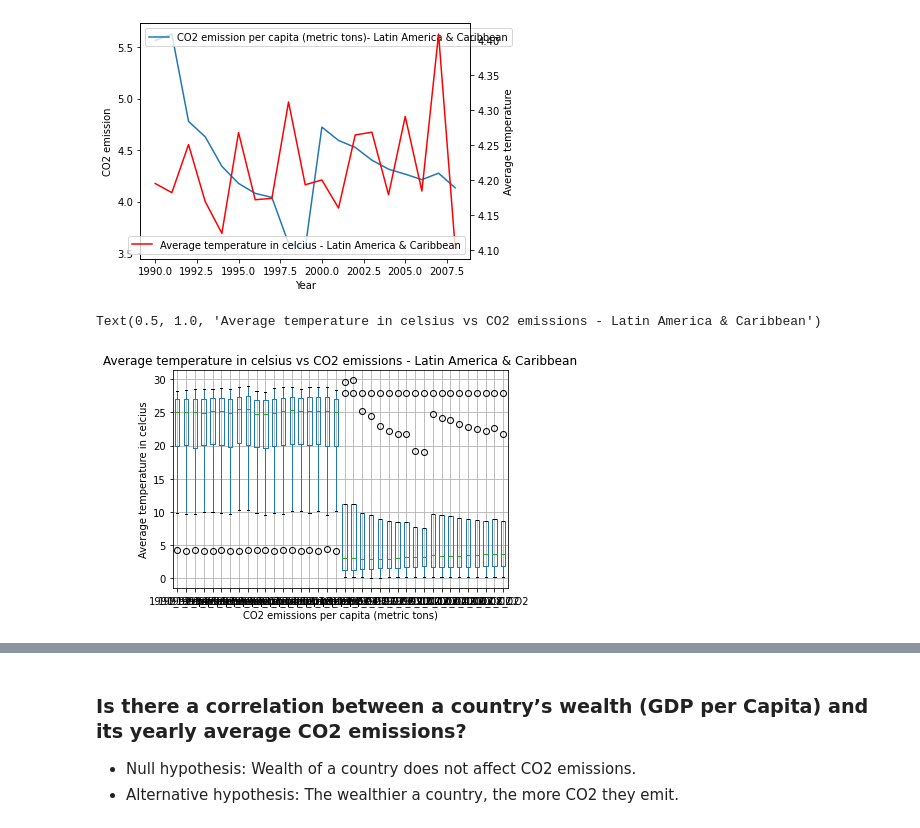
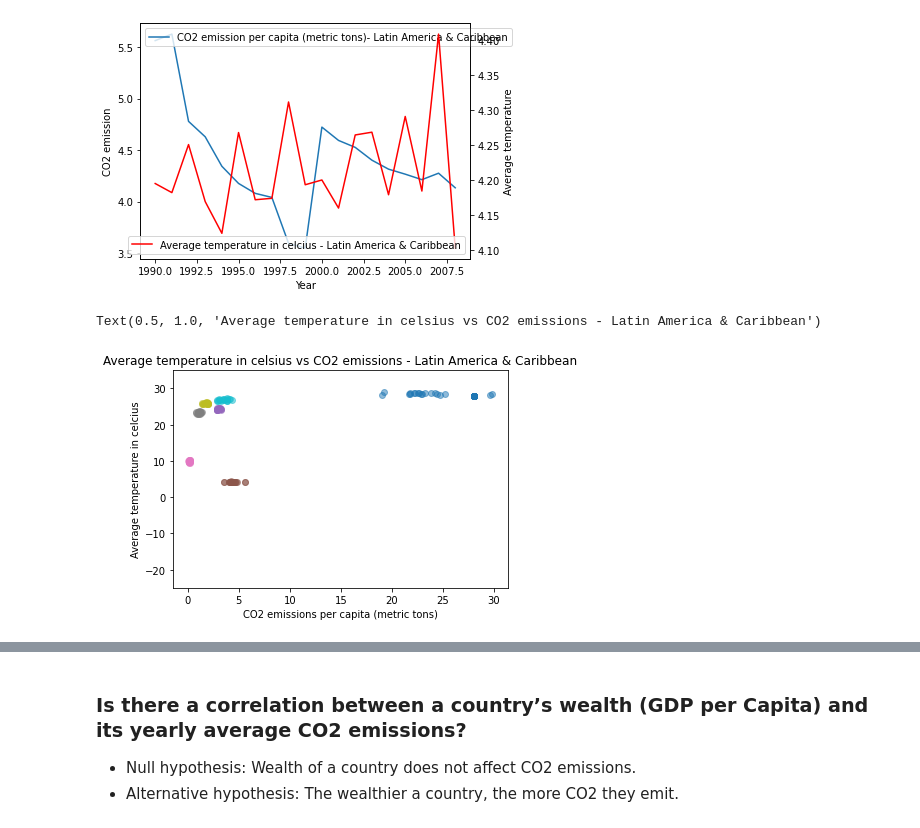
Before and after one commit to Heesu-H/project_1, a Jupyter notebook: ClimateChangePy.ipynb, the cells around one changed output, grey strips where cells are left out. Cells and saved outputs as stored; diff of their text form; code cells hidden in the pictures.

Commit message:
ClimateChange code scatter added.

```diff
--- a/ClimateChangePy.ipynb
+++ b/ClimateChangePy.ipynb
@@ -587,8 +647,23 @@ plt.show()
 # %% [output]
 [figure]
 # %%
-# Box plot
-ssa.boxplot()
+# scatter plot
+# Loop the table
+for index, row in ssa.iterrows():
+    # Add the key (region) to the dictionary
+    co2_tmp=[]
+    temp_tmp=[]
+    # Loop every year from 1990 to 2008
+    for y in year:
+        # Add the value to the correponding country.
+        co2_tmp.append(row[f"{y}_CO2"])
+        temp_tmp.append(row[f"{y}_temp"])
+    plt.scatter(co2_tmp, temp_tmp, alpha=0.5)
+
+# Set up the figure
+#plt.xlim(-5,80)
+plt.ylim(-25,35)
+
 plt.xlabel("CO2 emissions per capita (metric tons)")
 plt.ylabel('Average temperature in celcius')
 plt.savefig('Boxplot_temp_co2_SSA.png')
@@ -629,15 +704,30 @@ plt.show()
 # %% [output]
 [figure]
 # %%
-# Box plot
-lac.boxplot()
+# scatter plot
+# Loop the table
+for index, row in lac.iterrows():
+    # Add the key (region) to the dictionary
+    co2_tmp=[]
+    temp_tmp=[]
+    # Loop every year from 1990 to 2008
+    for y in year:
+        # Add the value to the correponding country.
+        co2_tmp.append(row[f"{y}_CO2"])
+        temp_tmp.append(row[f"{y}_temp"])
+    plt.scatter(co2_tmp, temp_tmp, alpha=0.5)
+
+# Set up the figure
+#plt.xlim(-5,80)
+plt.ylim(-25,35)
+
 plt.xlabel("CO2 emissions per capita (metric tons)")
 plt.ylabel('Average temperature in celcius')
 plt.savefig('Boxplot_temp_co2_lac.png')
 plt.title('Average temperature in celsius vs CO2 emissions - Latin America & Caribbean')
 # %% [output]
 Text(0.5, 1.0, 'Average temperature in celsius vs CO2 emissions - Latin America & Caribbean')
-[figure, old version]
+[figure, new version]
 # %%
 #North America
 na_sum = na.describe(include='all')
```
Also changed, not shown: parts of 8 cells of this notebook, 10 other files.
